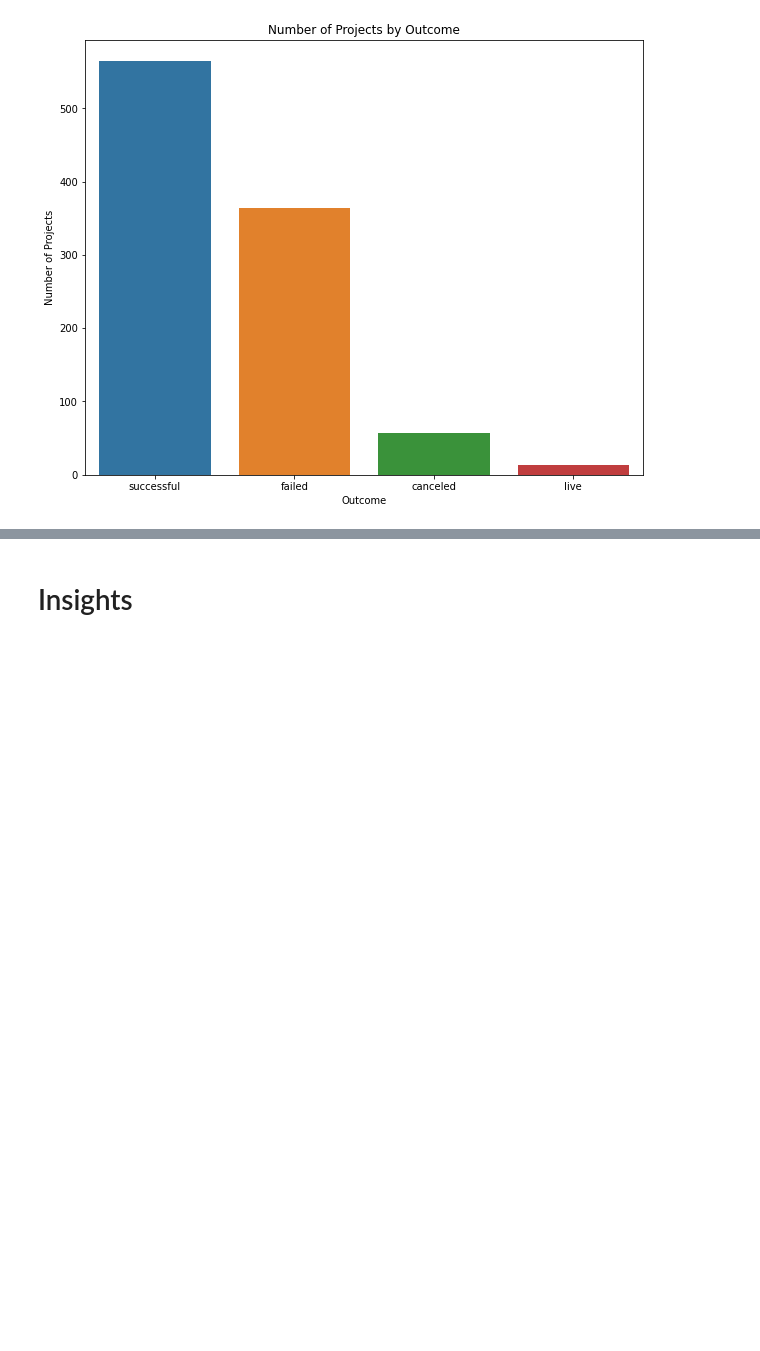
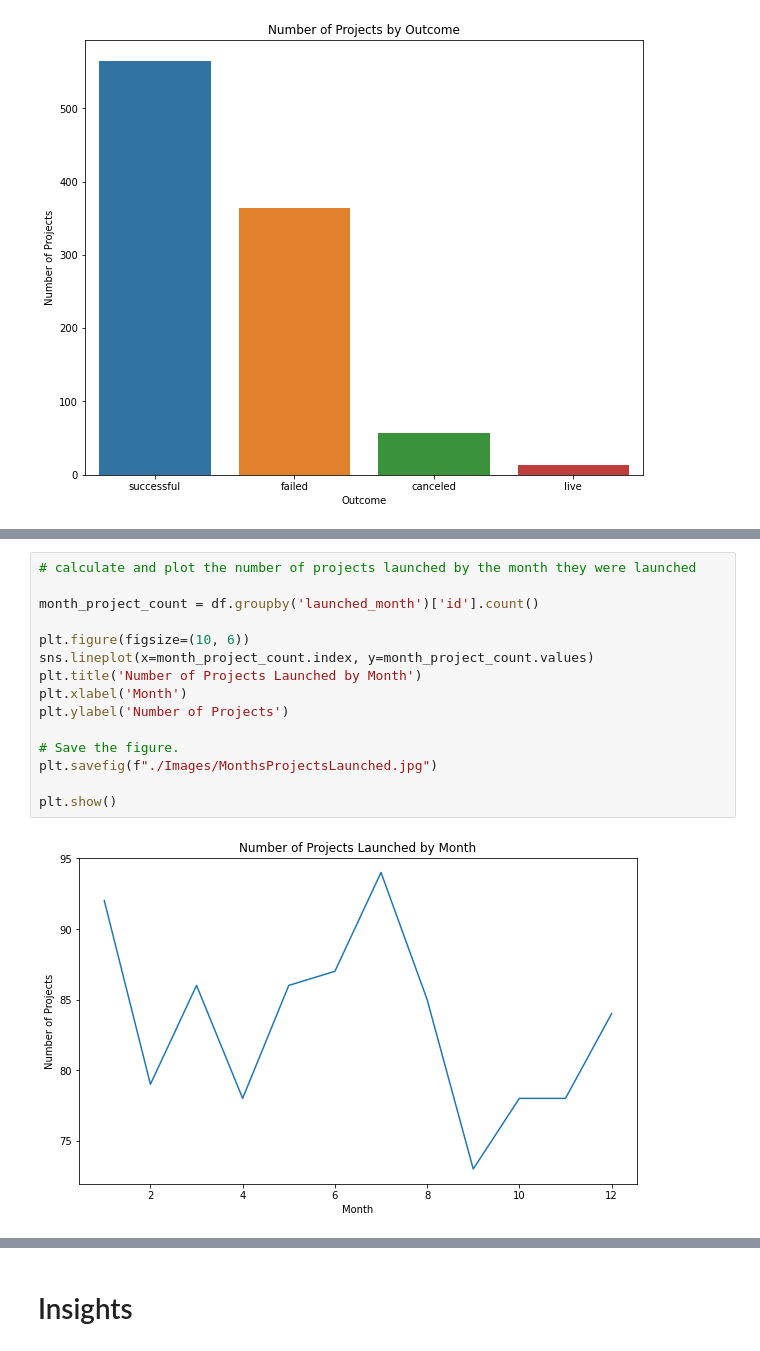
Before and after one commit to RichieGarafola/Crowdfunding, a Jupyter notebook: Kickstarter.ipynb, the cells around one changed output, grey strips where cells are left out. Saved outputs shown, nothing was run; the diff lists cells and outputs as text; blank space fills up the shorter version.

```diff
--- a/Kickstarter.ipynb
+++ b/Kickstarter.ipynb
@@ -362,0 +418,17 @@ plt.show()
+# %%
+# calculate and plot the number of projects launched by the month they were launched
+
+month_project_count = df.groupby('launched_month')['id'].count()
+
+plt.figure(figsize=(10, 6))
+sns.lineplot(x=month_project_count.index, y=month_project_count.values)
+plt.title('Number of Projects Launched by Month')
+plt.xlabel('Month')
+plt.ylabel('Number of Projects')
+
+# Save the figure.
+plt.savefig(f"./Images/MonthsProjectsLaunched.jpg")
+
+plt.show()
+# %% [output]
+[figure, added]
```
Also changed, not shown: parts of 5 cells of this notebook.
